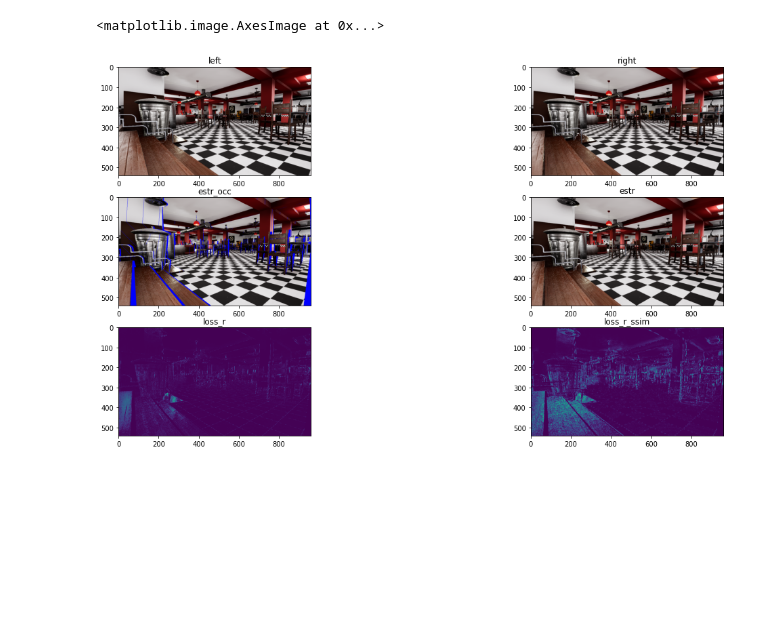
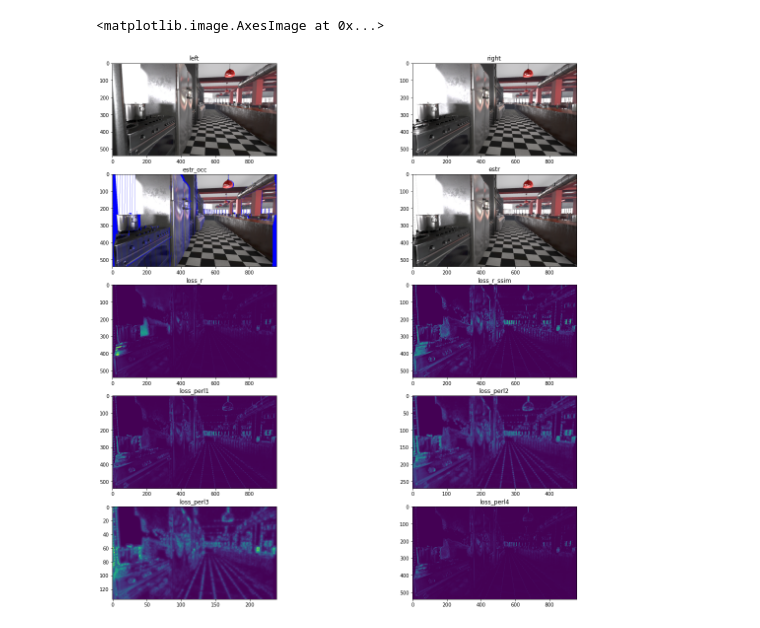
Before and after one commit to rowandempster/Unsupervised-Disparity-Estimation, a Jupyter notebook: src/IRS_exp.ipynb, the cells around one changed output. Drawn from its saved outputs; the diff is of its cells as text; code cells hidden in the pictures; blank space fills up the shorter version.

Commit message:
experimented with perceptual loss, implemented non-differentiable zbuffering

```diff
--- a/src/IRS_exp.ipynb
+++ b/src/IRS_exp.ipynb
@@ -16,6 +16,9 @@ with Path(OG_LIST).open('r') as all_list:
 with Path(NEW_LIST).open('w') as f:
     for item in to_write:
         f.write("%s" % item)
+
+DEVICE = 'cpu'
+DEVICE = 'cuda:1'
 # %%
 # Load the IRS/lists/IRS_metal_test.list file into the IRSDataset
 %load_ext autoreload
@@ -23,24 +26,26 @@ with Path(NEW_LIST).open('w') as f:
 
 from IRS.dataloader.IRSLoader import IRSDataset
 import matplotlib.pyplot as plt
+import torch
 
 
 DATA_DIR = "/data"
 
 dataset = IRSDataset(txt_file=NEW_LIST, root_dir=DATA_DIR, phase='visualize')
 # good: 8, 12, 15, 26
-sample = dataset[8]
-im_l, im_r, disp = sample['img_left'], sample['img_right'], sample['gt_disp']
+sample = dataset[26]
+# sample = torch.utils.data.Subset(dataset, range(8,9))[0]
+im_l, im_r, disp = sample['img_left'].to(DEVICE), sample['img_right'].to(DEVICE), sample['gt_disp'].to(DEVICE)
 
 fig = plt.figure(figsize=(20,20))
 ax1 = fig.add_subplot(1,3,1)
 plt.title('left')
-ax1.imshow(im_l.moveaxis(0, -1))
+ax1.imshow(im_l.cpu().moveaxis(0, -1))
 ax2 = fig.add_subplot(1,3,2)
 plt.title('right')
-ax2.imshow(im_r.moveaxis(0, -1))
+ax2.imshow(im_r.cpu().moveaxis(0, -1))
 ax3 = fig.add_subplot(1,3,3)
 plt.title('disp')
-ax3.imshow(disp.moveaxis(0, -1))
+ax3.imshow(disp.cpu().moveaxis(0, -1))
 # %% [output]
 <matplotlib.image.AxesImage at 0x...>
@@ -127,30 +301,57 @@ print(results)
 # %%
 %matplotlib inline
+est_r_occ, est_r = estimate_right(im_l.to(DEVICE), im_r.to(DEVICE), disp.to(DEVICE))
+dist_est_r_occ, dist_est_r = estimate_right(im_l.to(DEVICE), im_r.to(DEVICE), disp.to(DEVICE), dist_fn=partial(dist_gauss, variance=1))
+l1_loss, dist_l1_loss = torch.abs(est_r - im_r.to(DEVICE)).norm(dim=0), torch.abs(dist_est_r - im_r.to(DEVICE))
+ssim_loss, dist_ssim_loss = SSIM(est_r, im_r.to(DEVICE)).norm(dim=0), SSIM(dist_est_r, im_r.to(DEVICE))
+def perceptual_loss_img(est, gt, layer=l1):
+    '''
+    est: [3, H, W]
+    gt: [3, H, W]
+    '''
+    est_per = feat_gen.to(DEVICE)[l0:layer](est.unsqueeze(0)).detach()
+    gt_per = feat_gen.to(DEVICE)[l0:layer](gt.unsqueeze(0)).detach()
+    # return torch.abs(est_l1 - gt_l1).mean()
+    return torch.norm(est_per - gt_per,p=2,dim=0)
+perl1_loss = perceptual_loss_img(est_r, im_r.to(DEVICE)).norm(dim=0)
+perl2_loss = perceptual_loss_img(est_r, im_r.to(DEVICE), layer=l2).norm(dim=0)
+perl3_loss = perceptual_loss_img(est_r, im_r.to(DEVICE), layer=l3).norm(dim=0)
+perl4_loss = perceptual_loss_img(est_r, im_r.to(DEVICE), layer=l4).norm(dim=0)
 
-est_r_occ, est_r = estimate_right(im_l, im_r, disp, depth_variance=0)
-dist_est_r_occ, dist_est_r = estimate_right(im_l, im_r, disp, depth_variance=100)
-l1_loss, dist_l1_loss = torch.abs(est_r - im_r), torch.abs(dist_est_r - im_r)
-ssim_loss, dist_ssim_loss = SSIM(est_r, im_r), SSIM(dist_est_r, im_r)
+norm_loss = lambda loss: ((loss - loss.min()) / loss.max())
+perl4_loss = torch.min(norm_loss(l1_loss), norm_loss(perl1_loss))
 
-fig = plt.figure(figsize=(20,10))
-ax1 = fig.add_subplot(3,2,1)
+fig = plt.figure(figsize=(20,20))
+ax1 = fig.add_subplot(5,2,1)
 plt.title('left')
-ax1.imshow(im_l.moveaxis(0, -1))
-ax2 = fig.add_subplot(3,2,2)
+ax1.imshow(im_l.cpu().moveaxis(0, -1))
+ax2 = fig.add_subplot(5,2,2)
 plt.title('right')
-ax2.imshow(im_r.moveaxis(0, -1))
-ax3 = fig.add_subplot(3,2,3)
+ax2.imshow(im_r.cpu().moveaxis(0, -1))
+ax3 = fig.add_subplot(5,2,3)
 plt.title('estr_occ')
-ax3.imshow(est_r_occ.moveaxis(0, -1))
-ax3 = fig.add_subplot(3,2,4)
+ax3.imshow(est_r_occ.cpu().moveaxis(0, -1))
+ax3 = fig.add_subplot(5,2,4)
 plt.title('estr')
-ax3.imshow(est_r.moveaxis(0, -1))
-ax3 = fig.add_subplot(3,2,5)
+ax3.imshow(est_r.cpu().moveaxis(0, -1))
+ax3 = fig.add_subplot(5,2,5)
 plt.title('loss_r')
-ax3.imshow(l1_loss.norm(dim=0).squeeze().cpu())
-ax3 = fig.add_subplot(3,2,6)
+ax3.imshow(l1_loss.cpu().squeeze().cpu())
+ax3 = fig.add_subplot(5,2,6)
 plt.title('loss_r_ssim')
-ax3.imshow(ssim_loss.norm(dim=0).squeeze().cpu())
+ax3.imshow(ssim_loss.cpu().squeeze().cpu())
+ax3 = fig.add_subplot(5,2,7)
+plt.title('loss_perl1')
+ax3.imshow(perl1_loss.cpu().squeeze().cpu())
+ax3 = fig.add_subplot(5,2,8)
+plt.title('loss_perl2')
+ax3.imshow(perl2_loss.cpu().squeeze().cpu())
+ax3 = fig.add_subplot(5,2,9)
+plt.title('loss_perl3')
+ax3.imshow(perl3_loss.cpu().squeeze().cpu())
+ax3 = fig.add_subplot(5,2,10)
+plt.title('loss_perl4')
+ax3.imshow(perl4_loss.cpu().squeeze().cpu())
 # %% [output]
 <matplotlib.image.AxesImage at 0x...>
-[figure, old version]
+[figure, new version]
```
Also changed, not shown: parts of 7 cells of this notebook, 2 other files.
